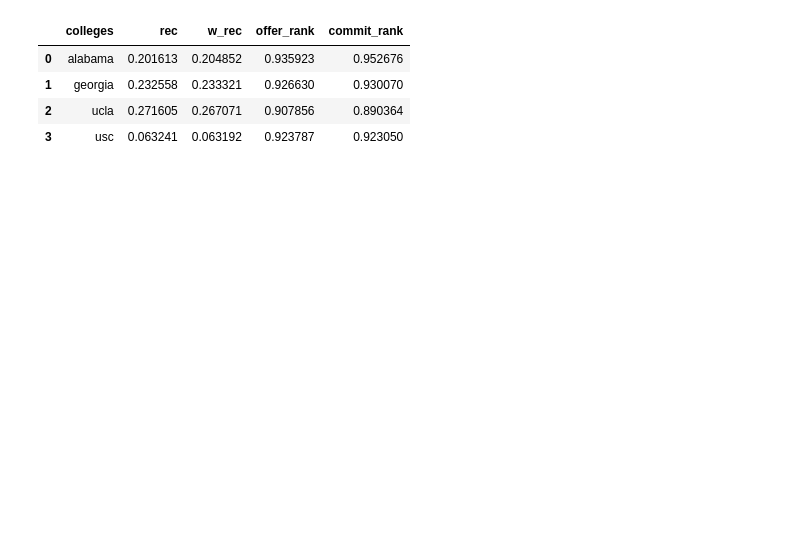
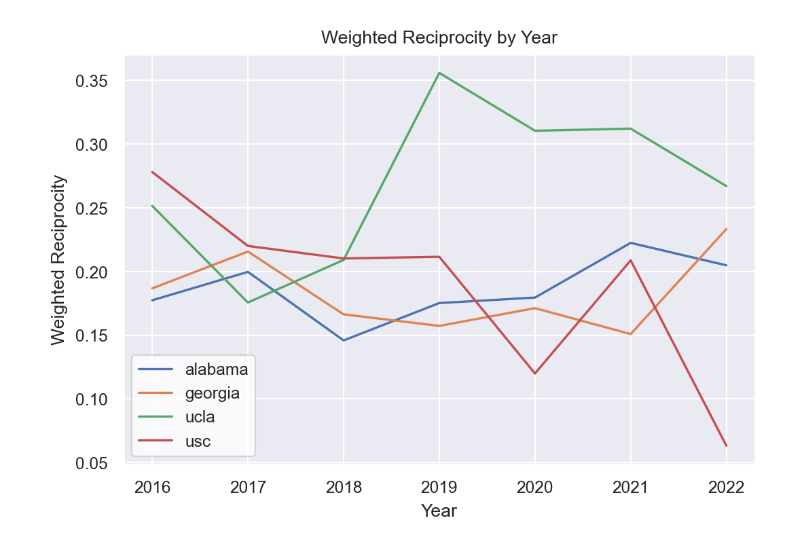
Before and after one commit to acgowda/cfb-recruit-net, a Jupyter notebook: reciprocity.ipynb, the cells around one changed output. Drawn from its saved outputs; the diff is of its cells as text; code cells hidden in the pictures; blank space fills up the shorter version.

Commit message:
Visualized yearly reciprocity

```diff
--- a/reciprocity.ipynb
+++ b/reciprocity.ipynb
@@ -8,5 +11,6 @@ from functions import get_graph, get_reciprocity_df
 colleges = ['alabama', 'georgia', 'ucla', 'usc']
 
 for col in colleges:
-    print(f'{col}: {nx.reciprocity(get_graph(col))}')
+    for year in range(2020, 2023):
+        print(f'{col}: {nx.reciprocity(get_graph(col, year))}')
 # %% [output]
@@ -16,11 +28,9 @@ ucla: 0.2716049382716049
 usc: 0.06324110671936758
-# %%
-rec = get_reciprocity_df(colleges)
-rec
-# %% [output]
-|  | colleges | rec | w_rec | offer_rank | commit_rank |
-| 0 | alabama | 0.201613 | 0.204852 | 0.935923 | 0.952676 |
-| 1 | georgia | 0.232558 | 0.233321 | 0.926630 | 0.930070 |
-| 2 | ucla | 0.271605 | 0.267071 | 0.907856 | 0.890364 |
-| 3 | usc | 0.063241 | 0.063192 | 0.923787 | 0.923050 |
+# %%
+all_years = []
+
+for year in range(2016, 2023):
+    all_years.append(get_reciprocity_df(colleges, year))
+
+rec = pd.concat(all_years).reset_index(drop=True)
 # %%
@@ -27,0 +38,13 @@ rec.to_csv('data/reciprocity.csv')
+# %%
+sns.set_theme()
+sns.set_context("paper")
+# %%
+fig, ax = plt.subplots(dpi = 200)
+
+ax = sns.lineplot(x='year', y='w_rec', data=rec, hue='college')
+ax.set(xlabel='Year', ylabel='Weighted Reciprocity', title='Weighted Reciprocity by Year')
+plt.legend(facecolor = 'white', loc='lower left')
+plt.savefig('images/yearly_w_rec.png')
+plt.show()
+# %% [output]
+[figure, added]
```
Also changed, not shown: parts of 4 cells of this notebook, 4 other files.
